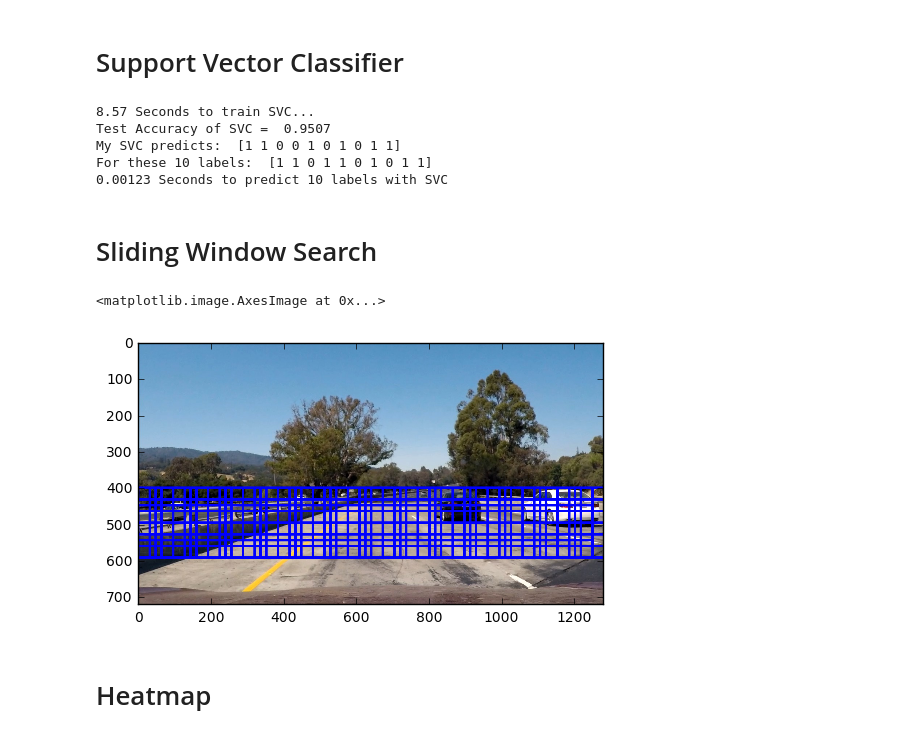
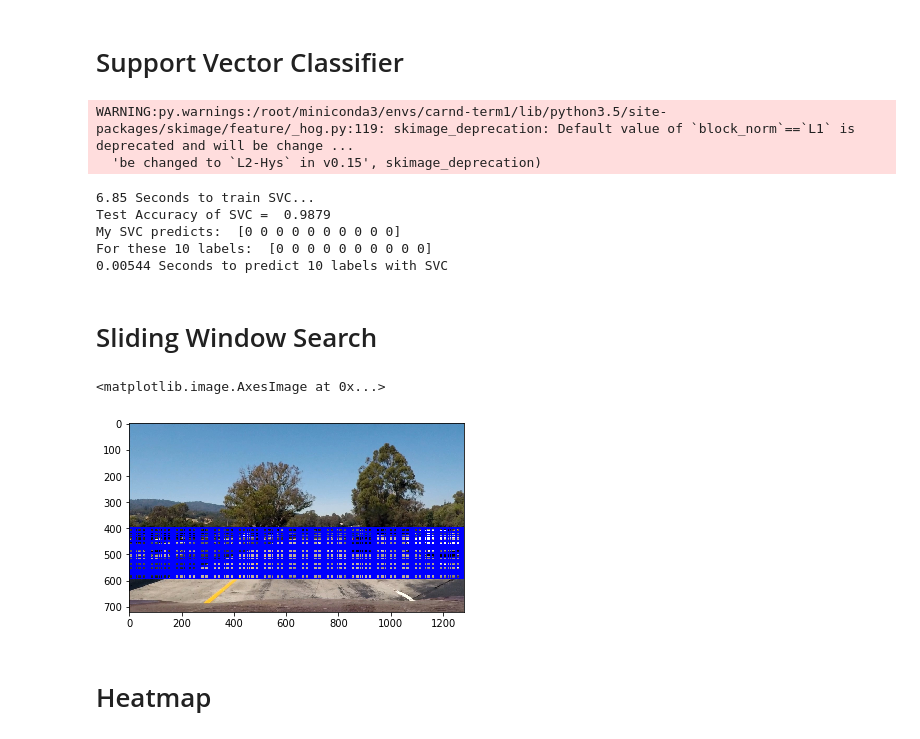
Before and after one commit to jinscript/CarND-Vehicle-Detection, a Jupyter notebook: vehicle_detection_and_tracking.ipynb, the cells around one changed output. Saved outputs shown, nothing was run; the diff lists cells and outputs as text; code cells hidden in the pictures.

```diff
--- a/vehicle_detection_and_tracking.ipynb
+++ b/vehicle_detection_and_tracking.ipynb
@@ -129,16 +120,23 @@ from sklearn.cross_validation import train_test_split
 
 X, y = [], []
 
-vehicles = glob.glob('vehicles/*/*.png')
-non_vehicles = glob.glob('non-vehicles/*/*.png')
+vehicles, non_vehicles = [], []
+vehicles.extend(glob.glob('vehicles/KITTI_extracted/*.png'))
+vehicles.extend(glob.glob('vehicles/Video/*.png'))
+non_vehicles.extend(glob.glob('non-vehicles/Extras/*.png'))
+non_vehicles.extend(glob.glob('non-vehicles/Video/*.png'))
 
 for f in vehicles:
     im = mpimg.imread(f)
+    if im.shape != (64, 64):
+        im = cv2.resize(im, (64, 64), interpolation = cv2.INTER_LINEAR)
     X.append(extract_features(im))
     y.append(1)
 
 for f in non_vehicles:
     im = mpimg.imread(f)
+    if im.shape != (64, 64):
+        im = cv2.resize(im, (64, 64), interpolation = cv2.INTER_LINEAR)
     X.append(extract_features(im))
     y.append(0)
 
@@ -147,11 +145,15 @@ X = np.array(X).astype(np.float64)
 # Fit a per-column scaler
 X_scaler = StandardScaler().fit(X)
 # Apply the scaler to X
-scaled_X = X_scaler.transform(X)
+X = X_scaler.transform(X)
 y = np.array(y)
 
 X_train, X_test, y_train, y_test = train_test_split(
-    scaled_X, y, test_size=0.2, random_state=0)
+    X, y, test_size=0.2, random_state=0)
+
+# free up some memory
+del X
+del y
 
 # Use a linear SVC
 svc = LinearSVC()
@@ -170,11 +172,13 @@ print('For these',n_predict, 'labels: ', y_test[0:n_predict])
 t2 = time.time()
 print(round(t2-t, 5), 'Seconds to predict', n_predict,'labels with SVC')
 # %% [output]
-8.57 Seconds to train SVC...
-Test Accuracy of SVC =  0.9507
-My SVC predicts:  [1 1 0 0 1 0 1 0 1 1]
-For these 10 labels:  [1 1 0 1 1 0 1 0 1 1]
-0.00123 Seconds to predict 10 labels with SVC
+WARNING:py.warnings:/root/miniconda3/envs/carnd-term1/lib/python3.5/site-packages/skimage/feature/_hog.py:119: skimage_deprecation: Default value of `block_norm`==`L1` is deprecated and will be change ...
+  'be changed to `L2-Hys` in v0.15', skimage_deprecation)
+6.85 Seconds to train SVC...
+Test Accuracy of SVC =  0.9879
+My SVC predicts:  [0 0 0 0 0 0 0 0 0 0]
+For these 10 labels:  [0 0 0 0 0 0 0 0 0 0]
+0.00544 Seconds to predict 10 labels with SVC
 # %% [markdown]
 # Sliding Window Search
 # %%
@@ -189,7 +193,7 @@ import matplotlib.pyplot as plt
 # window size (x and y dimensions),
 # and overlap fraction (for both x and y)
 def slide_window(img, x_start_stop=[None, None], y_start_stop=[None, None],
-                    xy_window=(64, 64), xy_overlap=(0.5, 0.5)):
+                    xy_window=(64, 64), xy_overlap=(0.75, 0.75)):
     # If x and/or y start/stop positions not defined, set to image size
     if x_start_stop[0] == None:
         x_start_stop[0] = 0
@@ -216,34 +220,34 @@ def slide_window(img, x_start_stop=[None, None], y_start_stop=[None, None],
     # Note: you could vectorize this step, but in practice
     # you'll be considering windows one by one with your
     # classifier, so looping makes sense
     for ys in range(ny_windows):
         for xs in range(nx_windows):
             # Calculate window position
             startx = xs*nx_pix_per_step + x_start_stop[0]
             endx = startx + xy_window[0]
             starty = ys*ny_pix_per_step + y_start_stop[0]
             endy = starty + xy_window[1]
             # Append window position to list
             window_list.append(((startx, starty), (endx, endy)))
     # Return the list of windows
     return window_list
 
 def get_windows(image):
     windows = []
     windows.extend(slide_window(image, y_start_stop=[400, 600], xy_window=(64, 64)))
     windows.extend(slide_window(image, y_start_stop=[400, 600], xy_window=(96, 96)))
     windows.extend(slide_window(image, y_start_stop=[400, 600], xy_window=(128, 128)))
     return windows
 
 image = mpimg.imread('test_images/test1.jpg')
 
 imcopy = np.copy(image)
 for w in get_windows(image):
     cv2.rectangle(imcopy, w[0], w[1], (0, 0, 255), 6)
 plt.imshow(imcopy)
 # %% [output]
 <matplotlib.image.AxesImage at 0x...>
-[figure, old version]
+[figure, new version]
 # %% [markdown]
 # Heatmap
 # %%
```
Also changed, not shown: parts of 7 cells of this notebook, 5 other files.
